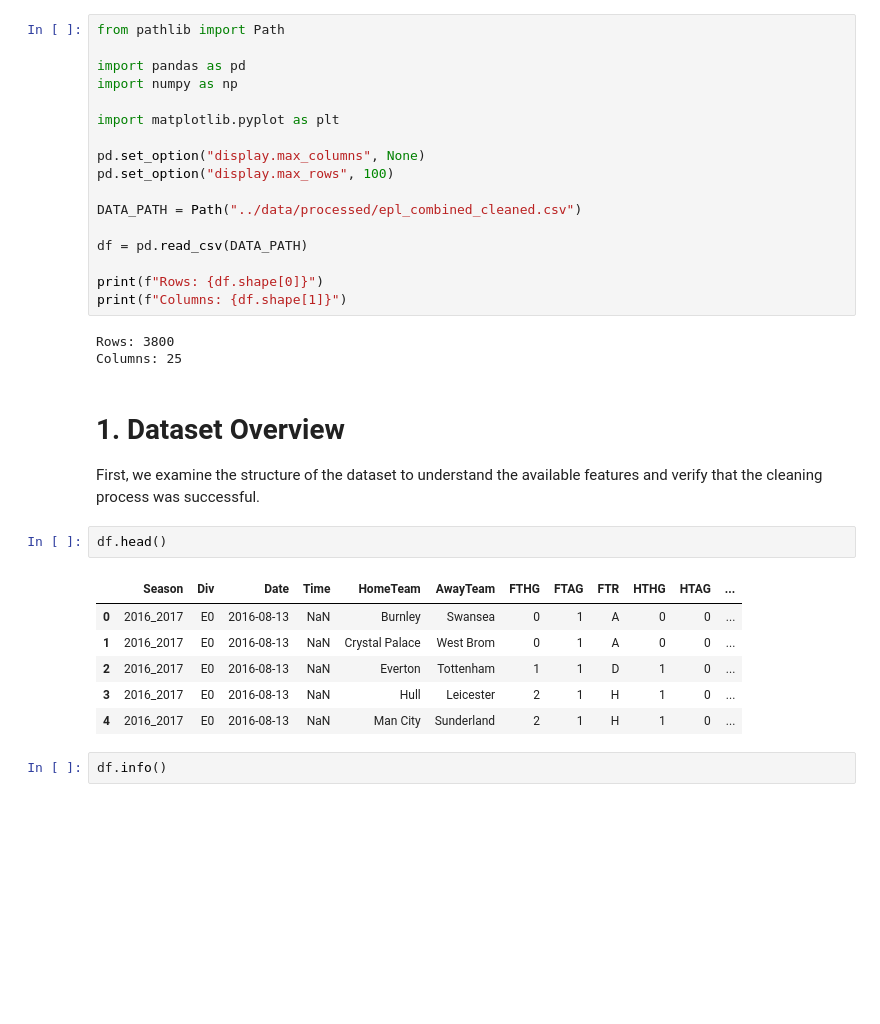
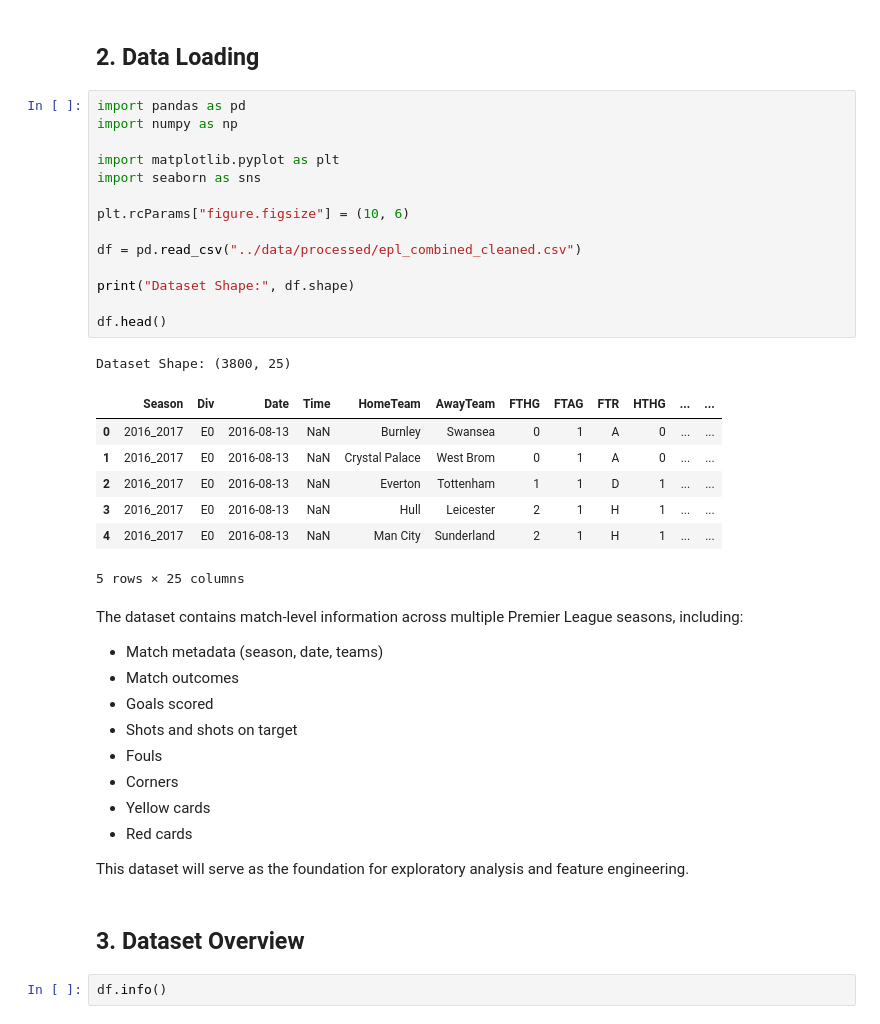
Before and after one commit to j-leon-0/capstone2-soccer-prediction, a Jupyter notebook: notebooks/jero_eda.ipynb, the cells around one changed output. Saved outputs shown, nothing was run; the diff lists cells and outputs as text; blank space fills up the shorter version.

```diff
--- a/notebooks/jero_eda.ipynb
+++ b/notebooks/jero_eda.ipynb
@@ -22,36 +18,43 @@ The dataset consists of 10 seasons of Premier League match data containing match
+# %% [markdown]
+## 2. Data Loading
 # %%
-from pathlib import Path
-
 import pandas as pd
 import numpy as np
 
 import matplotlib.pyplot as plt
+import seaborn as sns
 
-pd.set_option("display.max_columns", None)
-pd.set_option("display.max_rows", 100)
+plt.rcParams["figure.figsize"] = (10, 6)
 
-DATA_PATH = Path("../data/processed/epl_combined_cleaned.csv")
+df = pd.read_csv("../data/processed/epl_combined_cleaned.csv")
 
-df = pd.read_csv(DATA_PATH)
+print("Dataset Shape:", df.shape)
 
-print(f"Rows: {df.shape[0]}")
-print(f"Columns: {df.shape[1]}")
+df.head()
 # %% [output]
-Rows: 3800
-Columns: 25
+Dataset Shape: (3800, 25)
+|  | Season | Div | Date | Time | HomeTeam | AwayTeam | FTHG | FTAG | FTR | HTHG | ... | ... |
+| 0 | 2016_2017 | E0 | 2016-08-13 | NaN | Burnley | Swansea | 0 | 1 | A | 0 | ... | ... |
+| 1 | 2016_2017 | E0 | 2016-08-13 | NaN | Crystal Palace | West Brom | 0 | 1 | A | 0 | ... | ... |
+| 2 | 2016_2017 | E0 | 2016-08-13 | NaN | Everton | Tottenham | 1 | 1 | D | 1 | ... | ... |
+| 3 | 2016_2017 | E0 | 2016-08-13 | NaN | Hull | Leicester | 2 | 1 | H | 1 | ... | ... |
+| 4 | 2016_2017 | E0 | 2016-08-13 | NaN | Man City | Sunderland | 2 | 1 | H | 1 | ... | ... |
+5 rows × 25 columns
-# %% [markdown]
-# 1. Dataset Overview
-
-First, we examine the structure of the dataset to understand the available features and verify that the cleaning process was successful.
-# %%
-df.head()
-# %% [output]
-|  | Season | Div | Date | Time | HomeTeam | AwayTeam | FTHG | FTAG | FTR | HTHG | HTAG | ... |
-| 0 | 2016_2017 | E0 | 2016-08-13 | NaN | Burnley | Swansea | 0 | 1 | A | 0 | 0 | ... |
-| 1 | 2016_2017 | E0 | 2016-08-13 | NaN | Crystal Palace | West Brom | 0 | 1 | A | 0 | 0 | ... |
-| 2 | 2016_2017 | E0 | 2016-08-13 | NaN | Everton | Tottenham | 1 | 1 | D | 1 | 0 | ... |
-| 3 | 2016_2017 | E0 | 2016-08-13 | NaN | Hull | Leicester | 2 | 1 | H | 1 | 0 | ... |
-| 4 | 2016_2017 | E0 | 2016-08-13 | NaN | Man City | Sunderland | 2 | 1 | H | 1 | 0 | ... |
+# %% [markdown]
+The dataset contains match-level information across multiple Premier League seasons, including:
+
+- Match metadata (season, date, teams)
+- Match outcomes
+- Goals scored
+- Shots and shots on target
+- Fouls
+- Corners
+- Yellow cards
+- Red cards
+
+This dataset will serve as the foundation for exploratory analysis and feature engineering.
+# %% [markdown]
+## 3. Dataset Overview
 # %%
 df.info()
 # %% [output]
```
Also changed, not shown: parts of 41 cells of this notebook, 2 other files.
